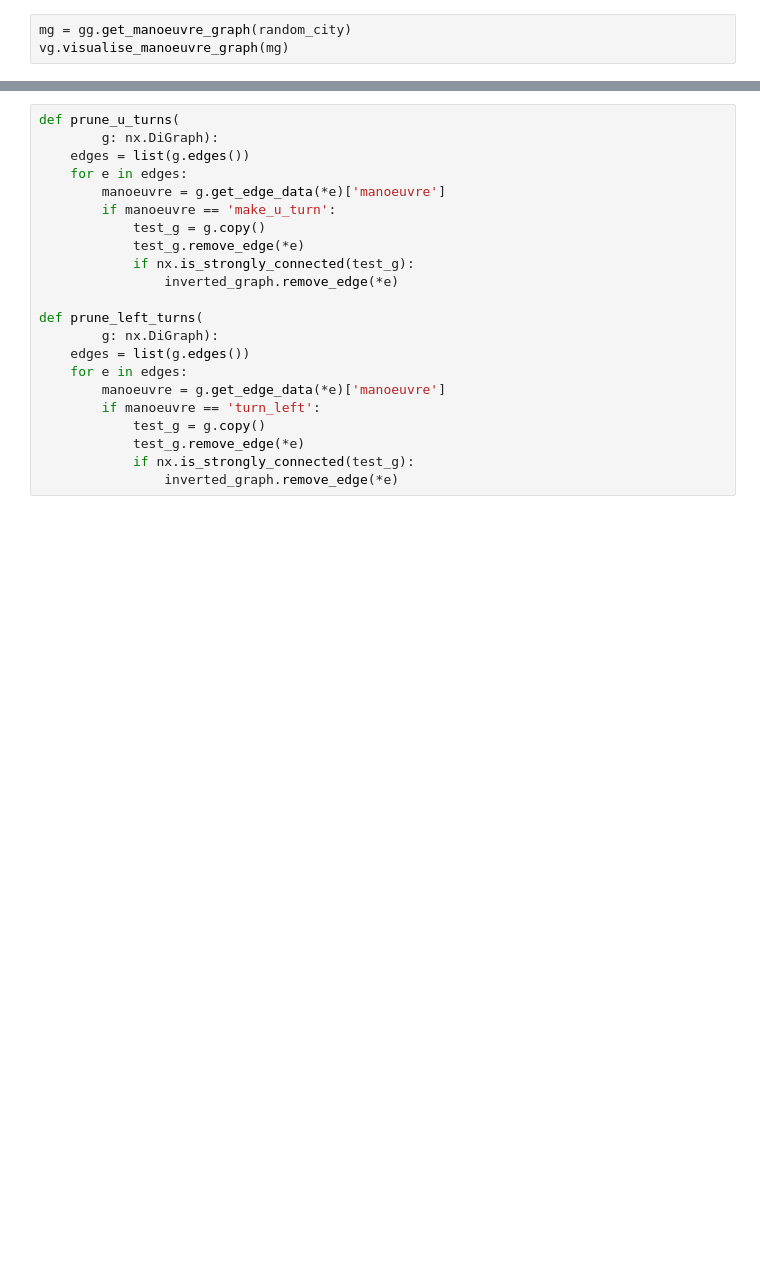
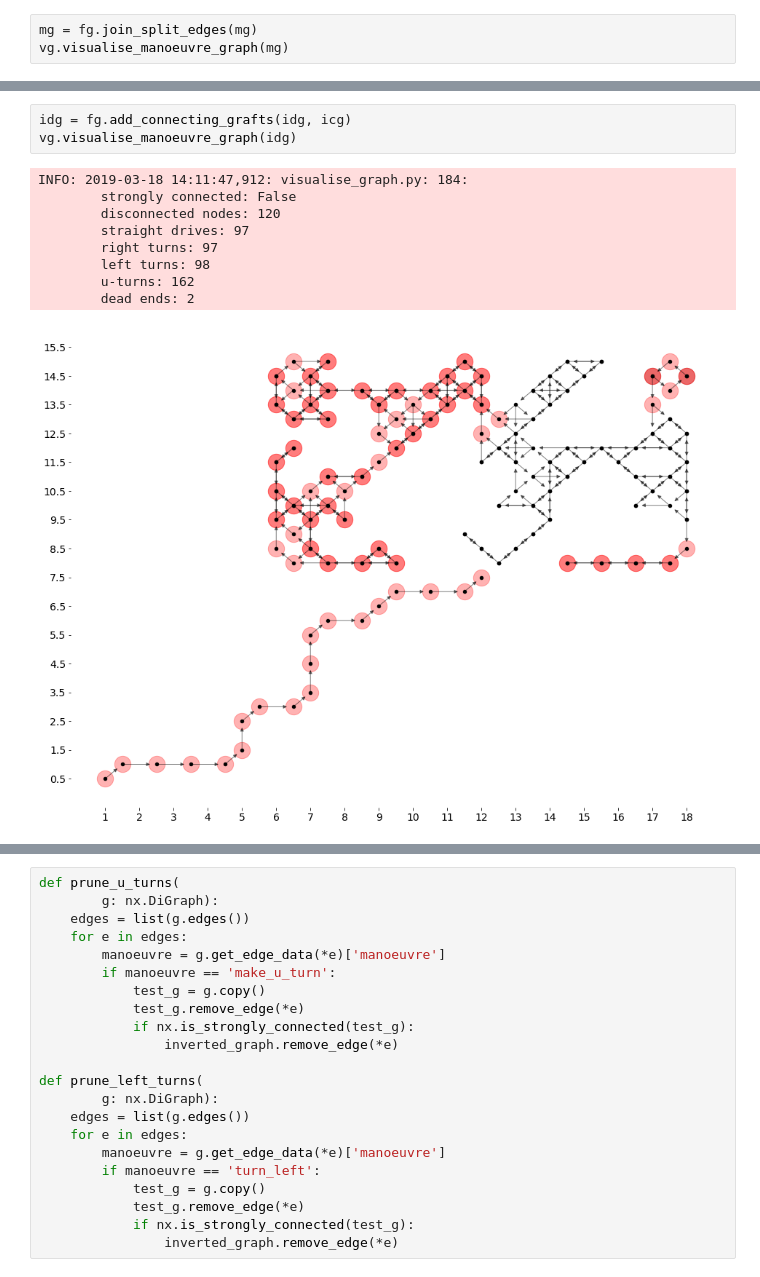
Before and after one commit to nikita-loik/route-inspection, a Jupyter notebook: simulation.ipynb, the cells around one changed output, grey strips where cells are left out. Saved outputs shown, nothing was run; the diff lists cells and outputs as text; blank space fills up the shorter version.

```diff
--- a/simulation.ipynb
+++ b/simulation.ipynb
@@ -45,4 +72,4 @@ INFO: 2019-03-05 11:37:38,871: visualise_graph.py: 83:
 # %%
-mg = gg.get_manoeuvre_graph(random_city)
+mg = fg.join_split_edges(mg)
 vg.visualise_manoeuvre_graph(mg)
 # %% [output]
@@ -187,2 +156,15 @@ INFO: 2019-03-05 12:00:25,786: visualise_graph.py: 85:
+# %%
+idg = fg.add_connecting_grafts(idg, icg)
+vg.visualise_manoeuvre_graph(idg)
+# %% [output]
+INFO: 2019-03-18 14:11:47,912: visualise_graph.py: 184:
+        strongly connected: False
+        disconnected nodes: 120
+        straight drives: 97
+        right turns: 97
+        left turns: 98
+        u-turns: 162
+        dead ends: 2
+[figure, added]
 # %%
 nx.is_strongly_connected(ig)
```
Also changed, not shown: parts of 35 cells of this notebook, 10 other files.
